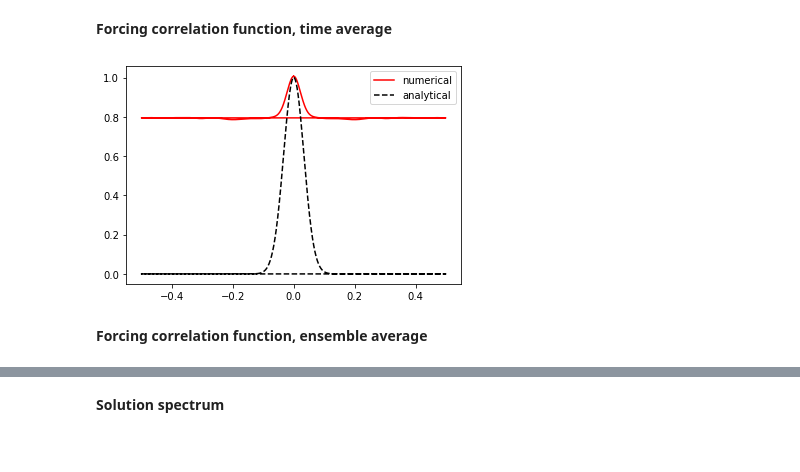
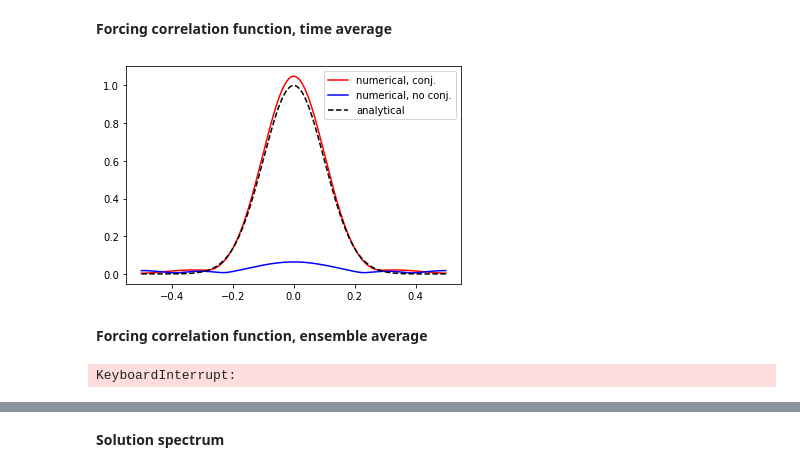
Before and after one commit to gapolinario/SPDE-JKW-Algorithm, a Jupyter notebook: Results.ipynb, the cells around one changed output, grey strips where cells are left out. Saved outputs shown, nothing was run; the diff lists cells and outputs as text; code cells hidden in the pictures.

```diff
--- a/Results.ipynb
+++ b/Results.ipynb
@@ -146,0 +154,2 @@ plt.show()
+# %%
+X = np.fft.fftfreq(N) * Ltotal
@@ -196,6 +224,7 @@ plt.show()
 **Forcing correlation function, time average**
 # %%
 corrf_f = np.zeros((N,),dtype=np.float64)
+corrf_i = np.zeros((N,),dtype=np.float64)
 # %%
 f = all_files[np.random.randint(len(all_files))]
 
@@ -204,18 +233,20 @@ npzfile = np.load(f)
 f_real = npzfile['f_real']
 
 for i in range(N):
-    corrf_f[i] = np.mean( np.abs( f_real * np.conj(np.roll(f_real,i,axis=1)) ) )
+    corrf_f[i] = np.abs(np.mean( f_real * np.conj(np.roll(f_real,i,axis=1)) ) )
+    corrf_i[i] = np.abs(np.mean( f_real * np.roll(f_real,i,axis=1) ) )
 
 corrf_f_theo = f_realsp_kernel(X)
 # %%
 #plt.plot(spec)
 scale = 1
-plt.plot(X[:N//scale],N*corrf_f[:N//scale], color='red', label='numerical')
-plt.plot(X[:N//scale],corrf_f_theo[:N//scale], color='k', linestyle='dashed', label='analytical')
+plt.plot(np.fft.fftshift(X[:N//scale]),np.fft.fftshift(N*corrf_f[:N//scale]), color='red', label='numerical, conj.')
+plt.plot(np.fft.fftshift(X[:N//scale]),np.fft.fftshift(N*corrf_i[:N//scale]), color='blue', label='numerical, no conj.')
+plt.plot(np.fft.fftshift(X[:N//scale]),np.fft.fftshift(corrf_f_theo[:N//scale]), color='k', linestyle='dashed', label='analytical')
 plt.legend()
 plt.show()
 # %% [output]
-[figure, old version]
+[figure, new version]
 # %% [markdown]
 **Forcing correlation function, ensemble average**
 # %%
@@ -228,11 +260,15 @@ for i,f in enumerate(all_files):
     f_real = npzfile['f_real']
 
     for i in range(N):
-        corrf_f[i] += np.mean( np.abs( f_real * np.conj(np.roll(f_real,i,axis=1)) ) )
+        corrf_f[i] += np.abs(np.mean( f_real * np.conj(np.roll(f_real,i,axis=1)) ) )
+        corrf_i[i] += np.abs(np.mean( f_real * np.roll(f_real,i,axis=1) ) )
 
 corrf_f *= 1./len(all_files)
+corrf_i *= 1./len(all_files)
 
 corrf_f_theo = f_realsp_kernel(X)
+# %% [output]
+KeyboardInterrupt:
 # %%
 #plt.plot(spec)
 scale = 1
```
Also changed, not shown: parts of 16 cells of this notebook, 4 other files.
